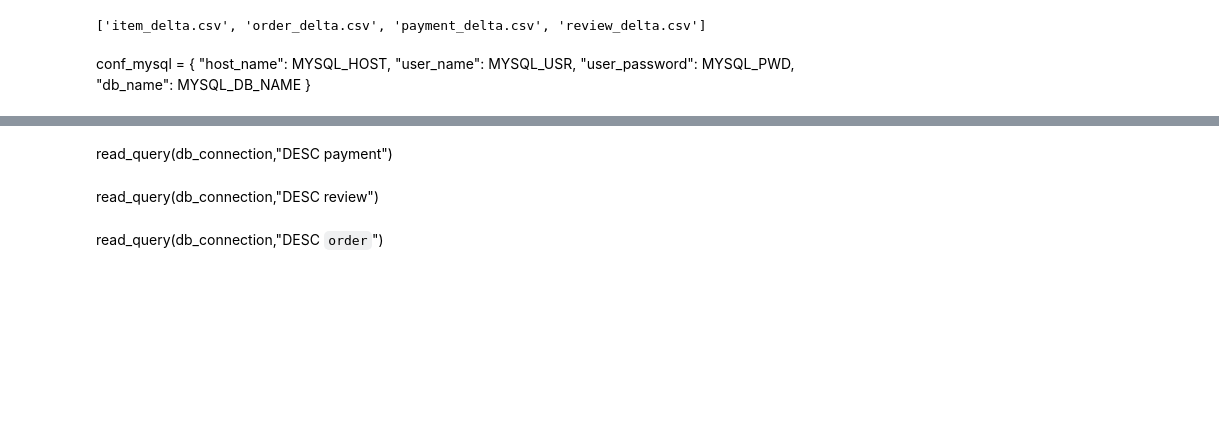
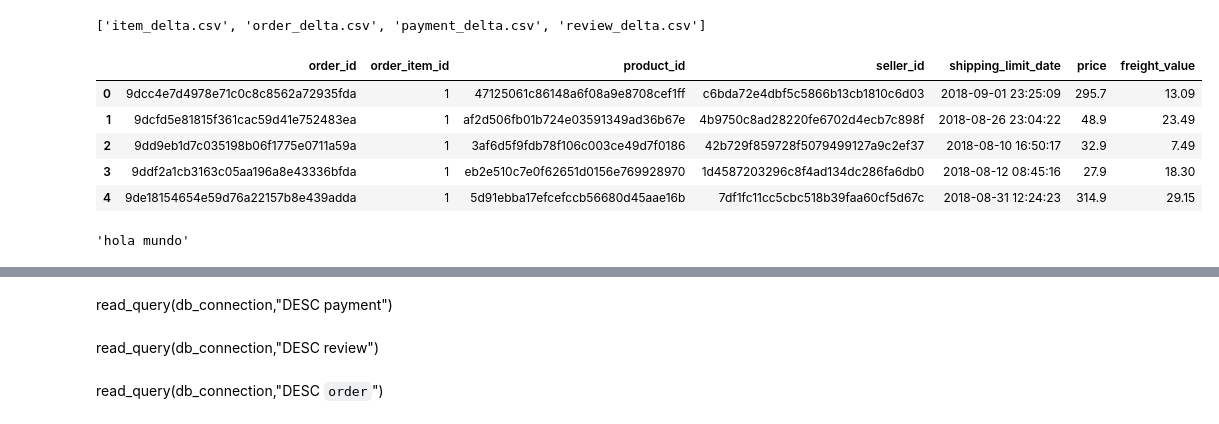
Before and after one commit to Grupo-10-DS/Data_Olist, a Jupyter notebook: GCP_func/ETL_CGP.ipynb, the cells around one changed output, grey strips where cells are left out. Cells and saved outputs as stored; diff of their text form; code cells hidden in the pictures; blank space fills up the shorter version.

Commit message:
deltas 3

```diff
--- a/GCP_func/ETL_CGP.ipynb
+++ b/GCP_func/ETL_CGP.ipynb
@@ -96,10 +101,16 @@ item_delta = pd.read_csv("gs://data_olist_csv/deltas_por_cargar/item_delta.csv")
 order_delta = pd.read_csv("gs://data_olist_csv/deltas_por_cargar/order_delta.csv")
 payment_delta = pd.read_csv("gs://data_olist_csv/deltas_por_cargar/payment_delta.csv")
 review_delta = pd.read_csv("gs://data_olist_csv/deltas_por_cargar/review_delta.csv")
-# %% [markdown]
-conf_mysql = {
-    "host_name": MYSQL_HOST,
-    "user_name": MYSQL_USR,
-    "user_password": MYSQL_PWD,
-    "db_name": MYSQL_DB_NAME
-}
+# %%
+item_delta.head()
+# %% [output]
+|  | order_id | order_item_id | product_id | seller_id | shipping_limit_date | price | freight_value |
+| 0 | 9dcc4e7d4978e71c0c8c8562a72935fda | 1 | 47125061c86148a6f08a9e8708cef1ff | c6bda72e4dbf5c5866b13cb1810c6d03 | 2018-09-01 23:25:09 | 295.7 | 13.09 |
+| 1 | 9dcfd5e81815f361cac59d41e752483ea | 1 | af2d506fb01b724e03591349ad36b67e | 4b9750c8ad28220fe6702d4ecb7c898f | 2018-08-26 23:04:22 | 48.9 | 23.49 |
+| 2 | 9dd9eb1d7c035198b06f1775e0711a59a | 1 | 3af6d5f9fdb78f106c003ce49d7f0186 | 42b729f859728f5079499127a9c2ef37 | 2018-08-10 16:50:17 | 32.9 | 7.49 |
+| 3 | 9ddf2a1cb3163c05aa196a8e43336bfda | 1 | eb2e510c7e0f62651d0156e769928970 | 1d4587203296c8f4ad134dc286fa6db0 | 2018-08-12 08:45:16 | 27.9 | 18.30 |
+| 4 | 9de18154654e59d76a22157b8e439adda | 1 | 5d91ebba17efcefccb56680d45aae16b | 7df1fc11cc5cbc518b39faa60cf5d67c | 2018-08-31 12:24:23 | 314.9 | 29.15 |
+# %%
+"hola " + "mundo"
+# %% [output]
+'hola mundo'
```
Also changed, not shown: parts of 8 cells of this notebook, 1 other file.
